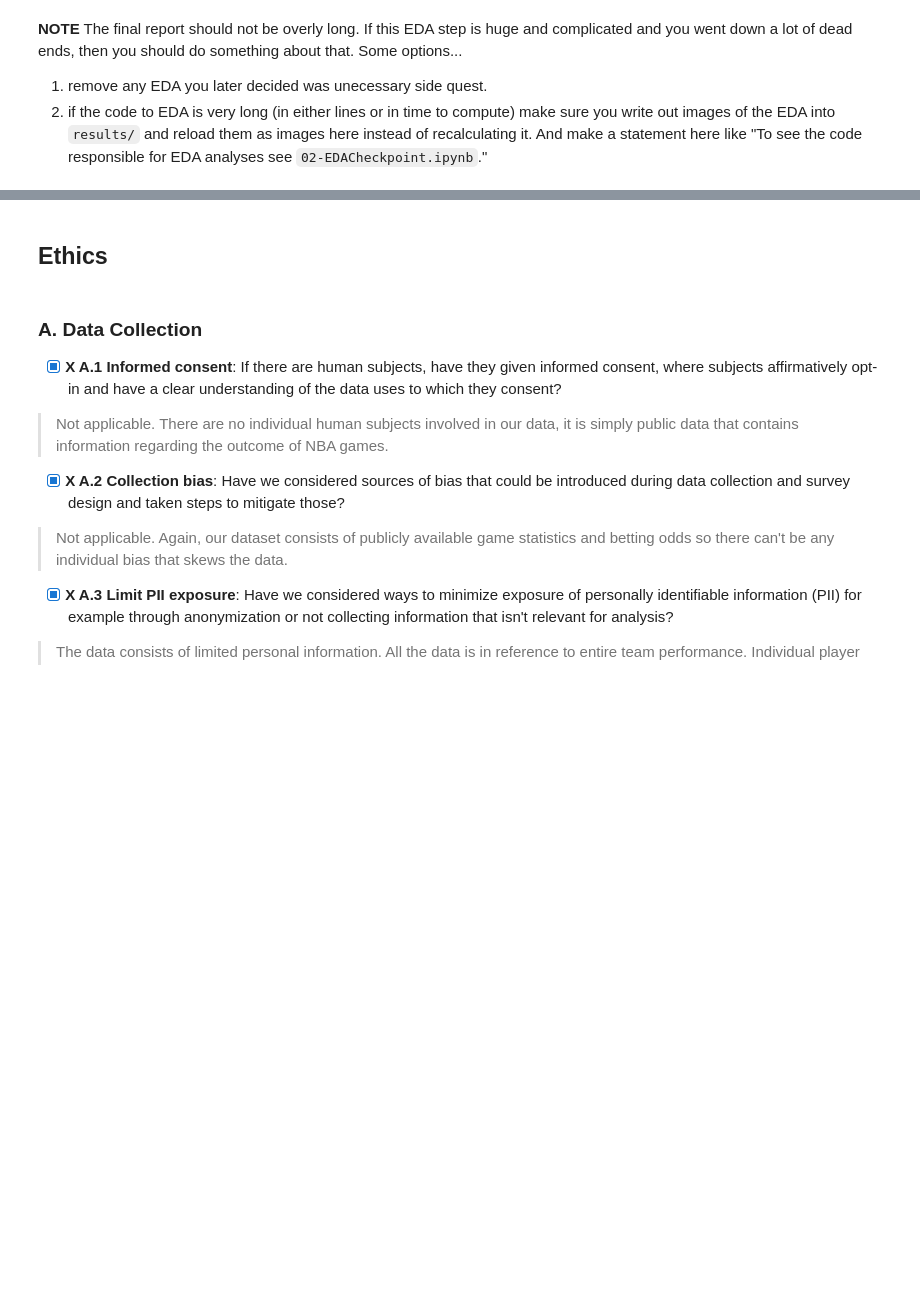
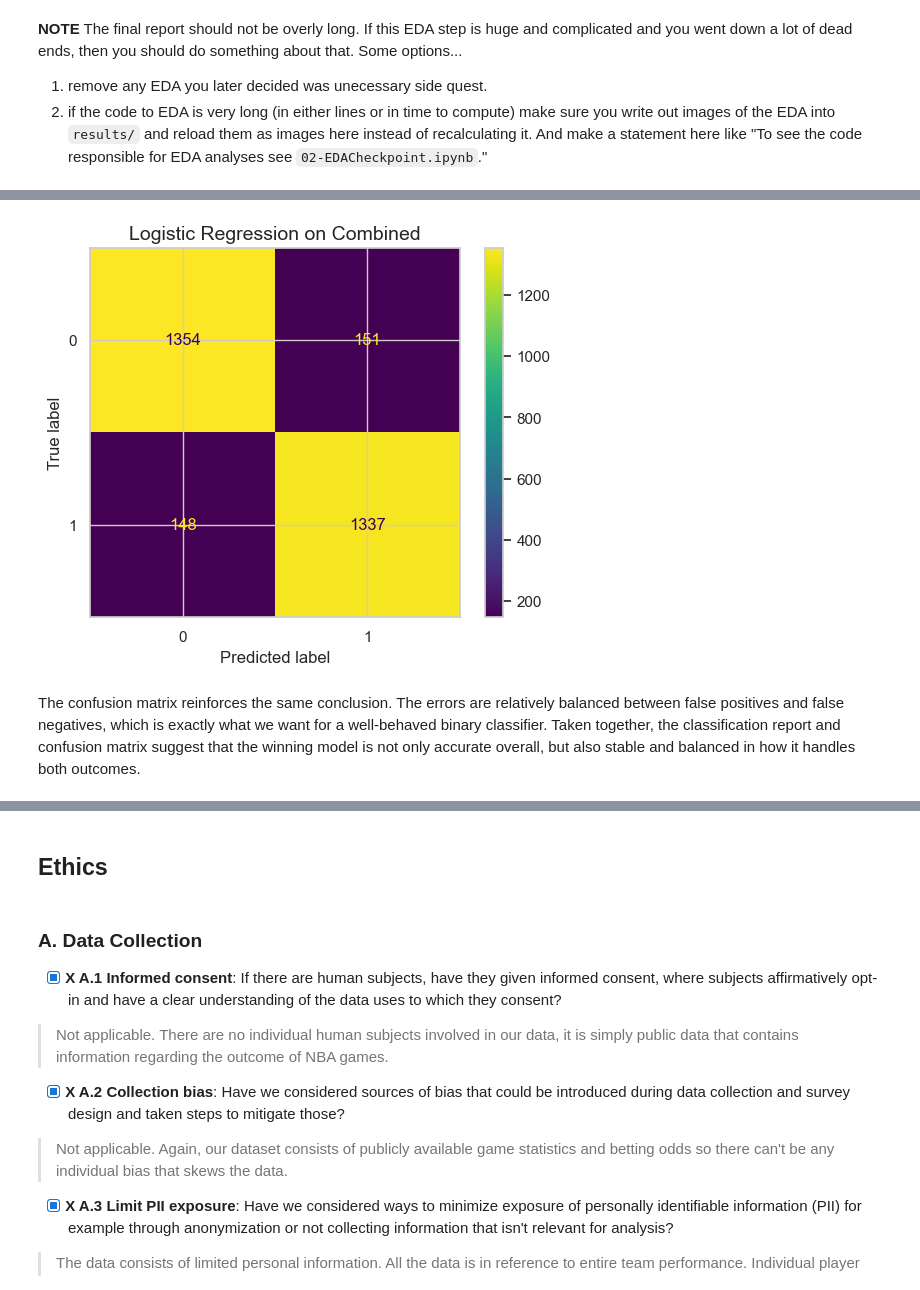
Before and after one commit to COGS108/Group064_WI26, a Jupyter notebook: 03-FinalProject.ipynb, the cells around one changed output, grey strips where cells are left out. Cells and saved outputs as stored; diff of their text form; code cells hidden in the pictures; blank space fills up the shorter version.

```diff
--- a/03-FinalProject.ipynb
+++ b/03-FinalProject.ipynb
@@ -761,0 +1180,10 @@ Some more words and stuff.  Remember notebooks work best if you interleave the c
+# %%
+cm = confusion_matrix(y_test, best_y_pred)
+disp = ConfusionMatrixDisplay(confusion_matrix=cm)
+disp.plot()
+plt.title(f'{best_model_name} on {best_feature_set}')
+plt.show()
+# %% [output]
+[figure, added]
+# %% [markdown]
+The confusion matrix reinforces the same conclusion. The errors are relatively balanced between false positives and false negatives, which is exactly what we want for a well-behaved binary classifier. Taken together, the classification report and confusion matrix suggest that the winning model is not only accurate overall, but also stable and balanced in how it handles both outcomes.
```
Also changed, not shown: parts of 46 cells of this notebook, 4 other files.
